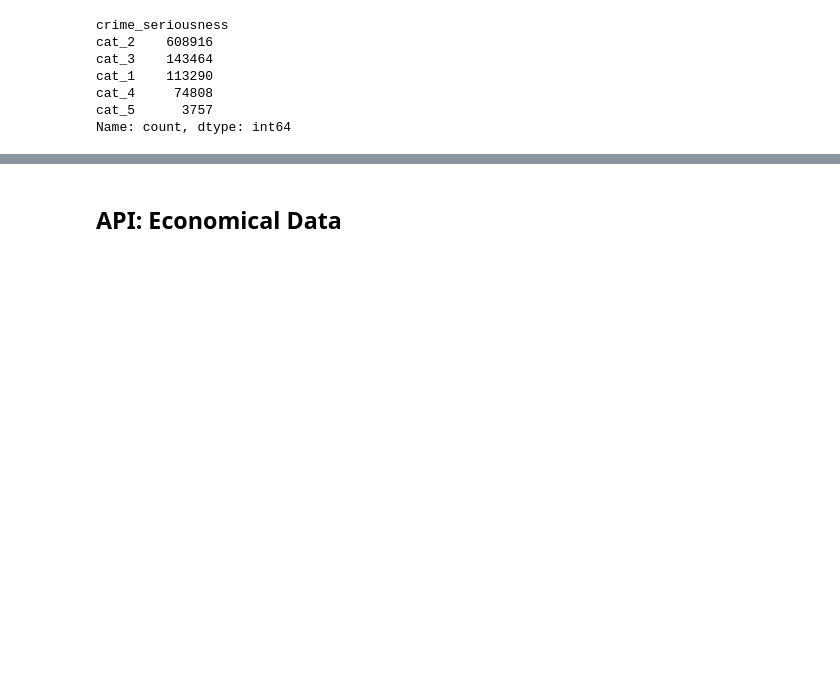
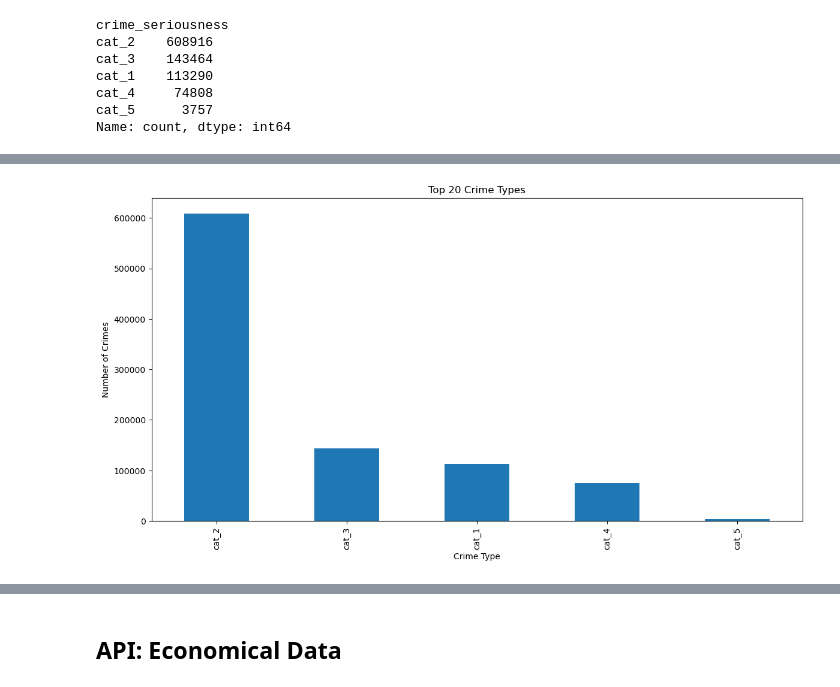
Before and after one commit to Mancini997/FirstLabWeek, a Jupyter notebook: Crime Project/Crimes_main.ipynb, the cells around one changed output, grey strips where cells are left out. Cells and saved outputs as stored; diff of their text form; code cells hidden in the pictures; blank space fills up the shorter version.

```diff
--- a/Crime Project/Crimes_main.ipynb
+++ b/Crime Project/Crimes_main.ipynb
@@ -503,0 +751,14 @@ array(['LETTERS, LEWD  -  TELEPHONE CALLS, LEWD'], dtype=object)
+# %%
+# Count crime types
+crime_types = crime_df['crime_seriousness'].value_counts().head(20)  # Display top 20 crime types
+
+# Plot
+plt.figure(figsize=(14, 7))
+crime_types.plot(kind='bar')
+plt.title('Top 20 Crime Types')
+plt.xlabel('Crime Type')
+plt.ylabel('Number of Crimes')
+plt.xticks(rotation=90)
+plt.show()
+# %% [output]
+[figure, added]
```
Also changed, not shown: parts of 58 cells of this notebook, 3 other files.
